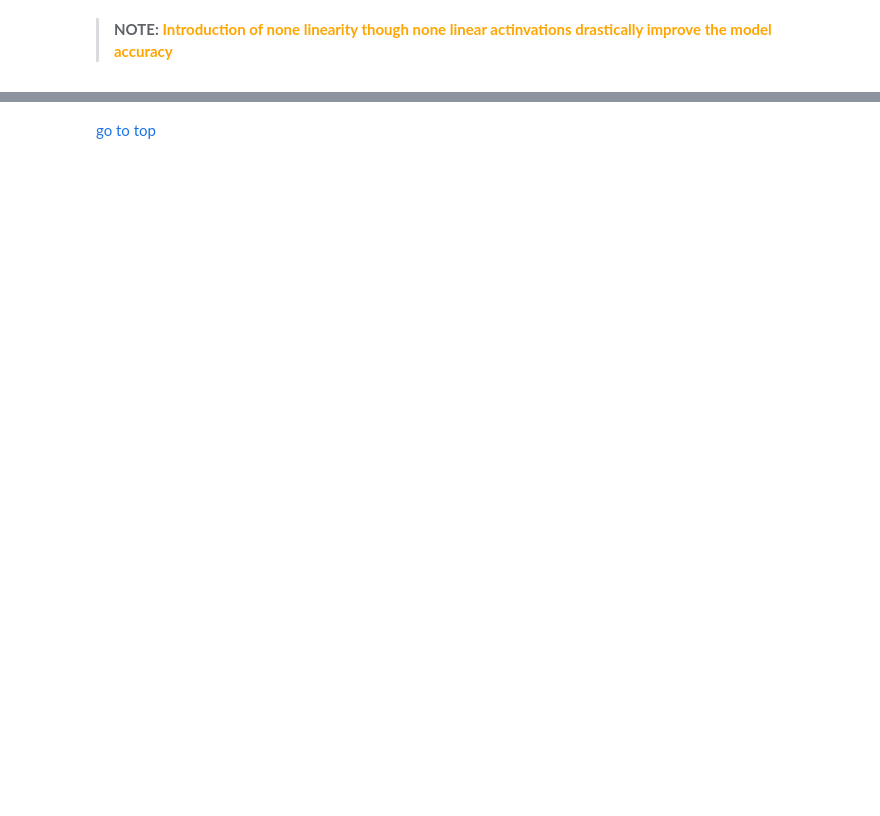
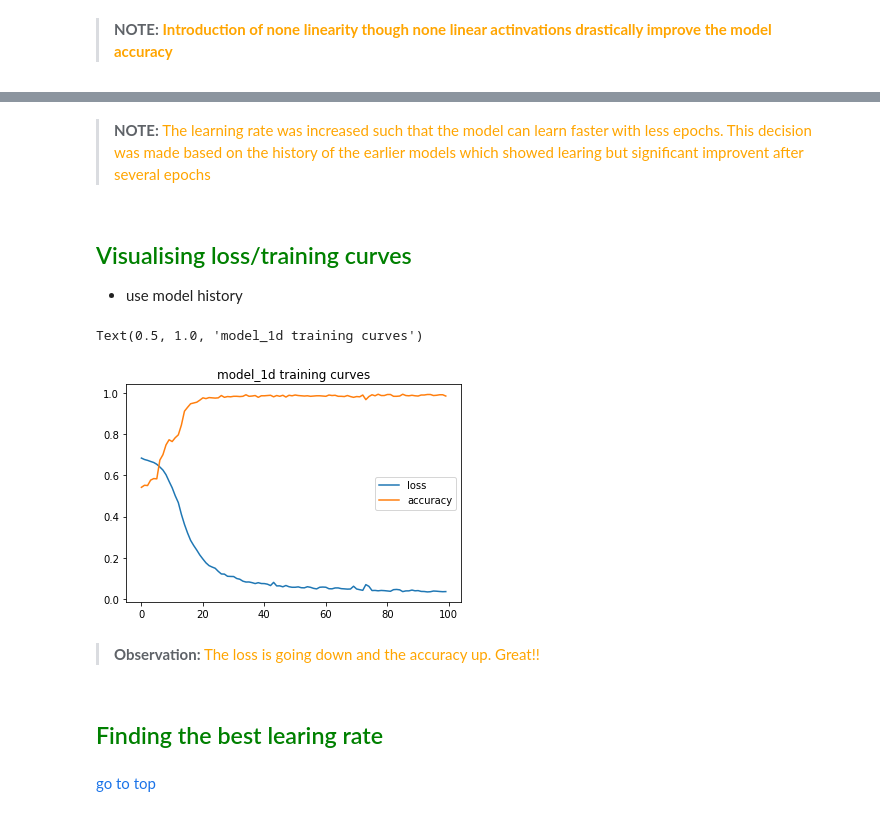
Before and after one commit to EjuluWilson/Tensorflow_Developer-Zero_to_Hero, a Jupyter notebook: Classification/Classification 101.ipynb, the cells around one changed output, grey strips where cells are left out. Cells and saved outputs as stored; diff of their text form; code cells hidden in the pictures; blank space fills up the shorter version.

Commit message:
visaulised the learining rates

```diff
--- a/Classification/Classification 101.ipynb
+++ b/Classification/Classification 101.ipynb
@@ -265,0 +299,20 @@ x[:,1].min()
+# %%
+x_train, y_train = x[:800], y[:800] #80%
+x_test, y_test = x[800:], y[800:]#20%
+# %%
+tf.random.set_seed(42)
+#define
+model_1d = tf.keras.Sequential([
+    tf.keras.layers.Dense(4, activation = "relu"),
+    tf.keras.layers.Dense(4, activation = "relu"),
+    tf.keras.layers.Dense(1, activation = 'sigmoid')
+])
+#compile
+model_1d.compile(
+    loss = tf.keras.losses.binary_crossentropy,
+    optimizer = tf.keras.optimizers.Adam(lr = 0.01),
+    metrics = ['accuracy']
+)
+
+#fit
+m1d_history = model_1d.fit(x_train, y_train, epochs=100, verbose=1)#keep history to plot training loss
@@ -266,3 +343,19 @@ x[:,1].min()
+# %% [markdown]
+> **NOTE:** <font color = 'orange'>The learning rate was increased such that the model can learn faster with less epochs. This decision was made based on the history of the earlier models which showed learing but significant improvent after several epochs</font>
+# %% [markdown]
+## <a  name = "a3"><font color = "green"> Visualising loss/training curves</font></a>
+- use model history
+# %%
+#dataframe the history
+hdf = pd.DataFrame(m1d_history.history).plot()
+plt.title("model_1d training curves")
+# %% [output]
+Text(0.5, 1.0, 'model_1d training curves')
+[figure, added]
+# %% [markdown]
+> **Observation:** <font color = 'orange'> The loss is going down and the accuracy up. Great!!</font>
+# %% [markdown]
+## <a  name = "a4"><font color = "green"> Finding the best learing rate </font></a>
 # %% [markdown]
 <a href = #top  style = "text-decoration:none" > go to top</a></br>
 <a name = "bottom"></a>
```
Also changed, not shown: parts of 32 cells of this notebook.
